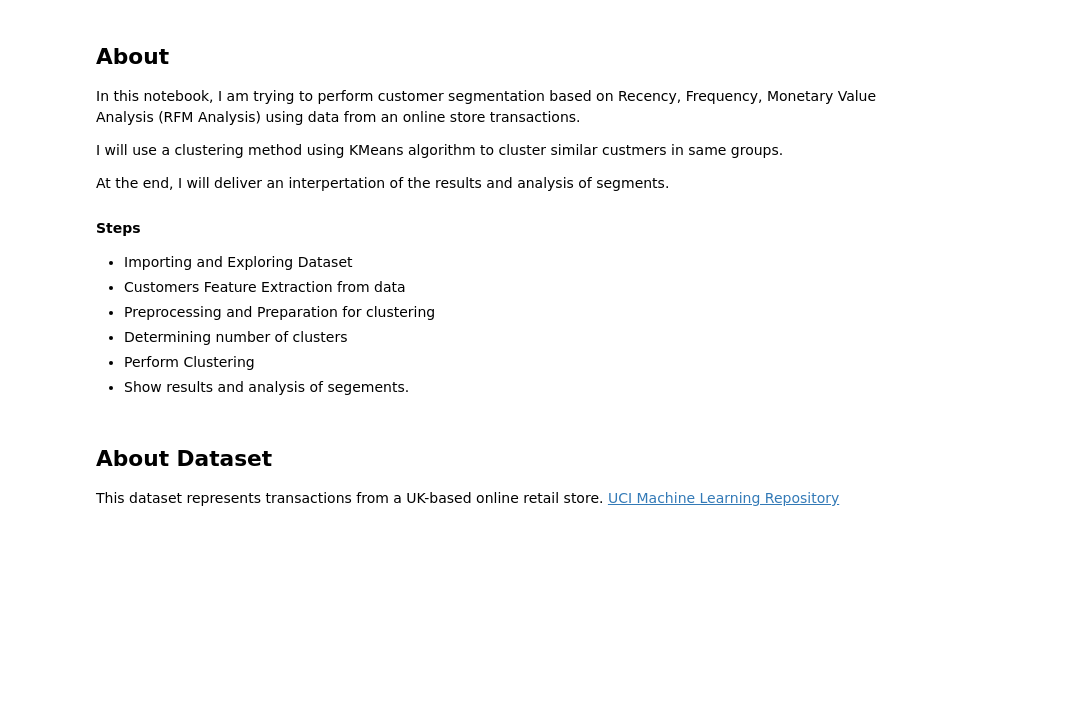
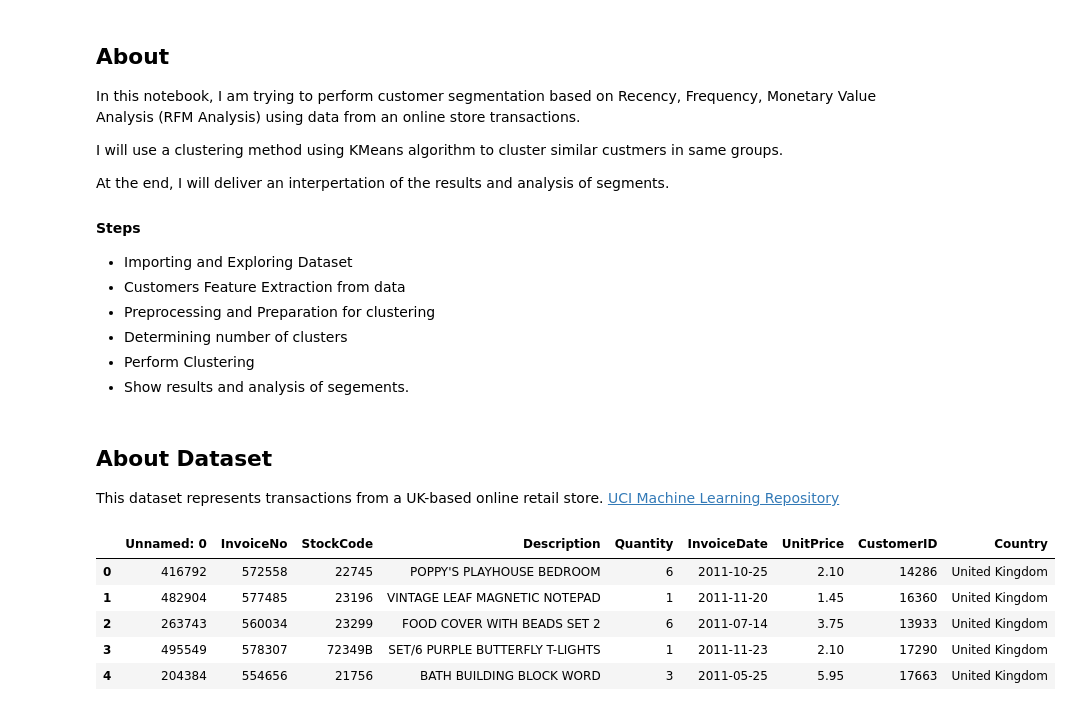
Before and after one commit to m-baset/customer-segmentation, a Jupyter notebook: customer_segmentation.ipynb, the cells around one changed output. Drawn from its saved outputs; the diff is of its cells as text; code cells hidden in the pictures; blank space fills up the shorter version.

```diff
--- a/customer_segmentation.ipynb
+++ b/customer_segmentation.ipynb
@@ -27,3 +28,13 @@ import matplotlib.pyplot as plt
 import seaborn as sns
 from sklearn.preprocessing import StandardScaler
 from sklearn.cluster import KMeans
+# %%
+data = pd.read_csv("data/online_retail.csv")
+data.head()
+# %% [output]
+|  | Unnamed: 0 | InvoiceNo | StockCode | Description | Quantity | InvoiceDate | UnitPrice | CustomerID | Country |
+| 0 | 416792 | 572558 | 22745 | POPPY'S PLAYHOUSE BEDROOM | 6 | 2011-10-25 | 2.10 | 14286 | United Kingdom |
+| 1 | 482904 | 577485 | 23196 | VINTAGE LEAF MAGNETIC NOTEPAD | 1 | 2011-11-20 | 1.45 | 16360 | United Kingdom |
+| 2 | 263743 | 560034 | 23299 | FOOD COVER WITH BEADS SET 2 | 6 | 2011-07-14 | 3.75 | 13933 | United Kingdom |
+| 3 | 495549 | 578307 | 72349B | SET/6 PURPLE BUTTERFLY T-LIGHTS | 1 | 2011-11-23 | 2.10 | 17290 | United Kingdom |
+| 4 | 204384 | 554656 | 21756 | BATH BUILDING BLOCK WORD | 3 | 2011-05-25 | 5.95 | 17663 | United Kingdom |
```
Also changed, not shown: parts of 10 cells of this notebook.
